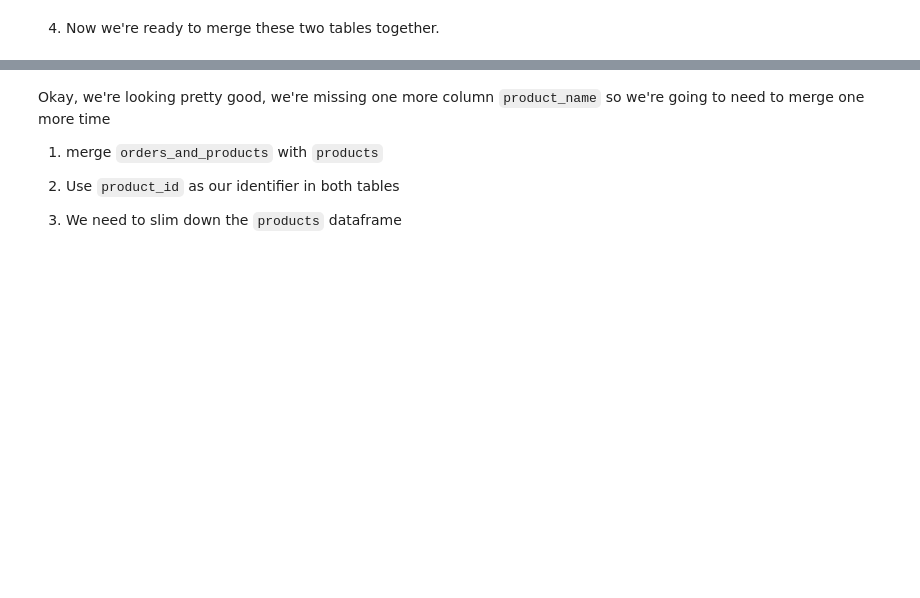
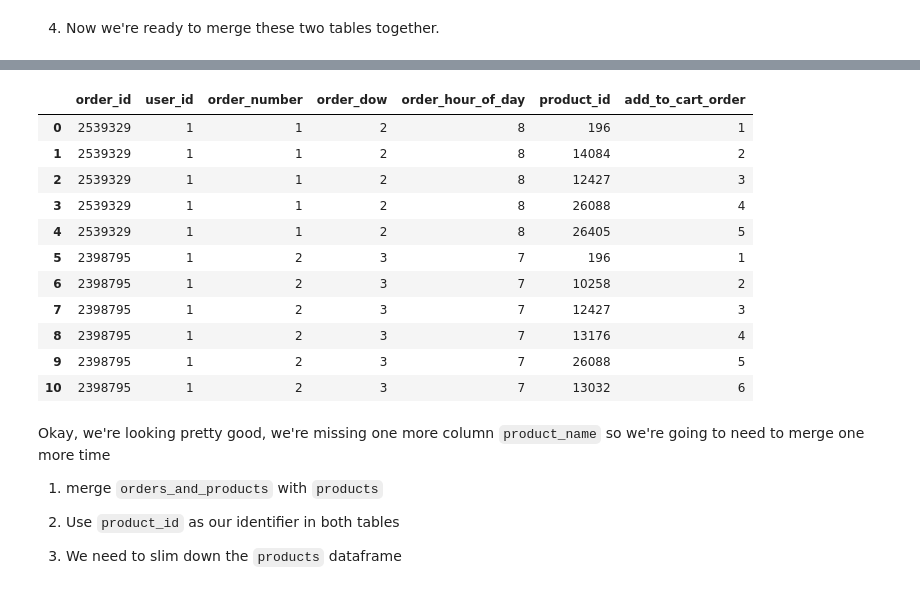
Before and after one commit to CJLucido/DS-Unit-1-Sprint-1-Data-Wrangling-and-Storytelling, a Jupyter notebook: module3-join-and-reshape-data/LS_DS_113_Join_and_Reshape_Data.ipynb, the cells around one changed output, grey strips where cells are left out. Saved outputs shown, nothing was run; the diff lists cells and outputs as text; code cells hidden in the pictures; blank space fills up the shorter version.

```diff
--- a/module3-join-and-reshape-data/LS_DS_113_Join_and_Reshape_Data.ipynb
+++ b/module3-join-and-reshape-data/LS_DS_113_Join_and_Reshape_Data.ipynb
@@ -529,5 +593,21 @@ display(example)
 # %%
 # Remove columns that we don't need
+
+orders_and_products = orders_and_products.drop(['eval_set', 'reordered', 'days_since_prior_order'], axis='columns')
+orders_and_products.head(11)
+# %% [output]
+|  | order_id | user_id | order_number | order_dow | order_hour_of_day | product_id | add_to_cart_order |
+| 0 | 2539329 | 1 | 1 | 2 | 8 | 196 | 1 |
+| 1 | 2539329 | 1 | 1 | 2 | 8 | 14084 | 2 |
+| 2 | 2539329 | 1 | 1 | 2 | 8 | 12427 | 3 |
+| 3 | 2539329 | 1 | 1 | 2 | 8 | 26088 | 4 |
+| 4 | 2539329 | 1 | 1 | 2 | 8 | 26405 | 5 |
+| 5 | 2398795 | 1 | 2 | 3 | 7 | 196 | 1 |
+| 6 | 2398795 | 1 | 2 | 3 | 7 | 10258 | 2 |
+| 7 | 2398795 | 1 | 2 | 3 | 7 | 12427 | 3 |
+| 8 | 2398795 | 1 | 2 | 3 | 7 | 13176 | 4 |
+| 9 | 2398795 | 1 | 2 | 3 | 7 | 26088 | 5 |
+| 10 | 2398795 | 1 | 2 | 3 | 7 | 13032 | 6 |
 # %% [markdown]
 Okay, we're looking pretty good, we're missing one more column `product_name` so we're going to need to merge one more time
 
```
Also changed, not shown: parts of 9 cells of this notebook.
